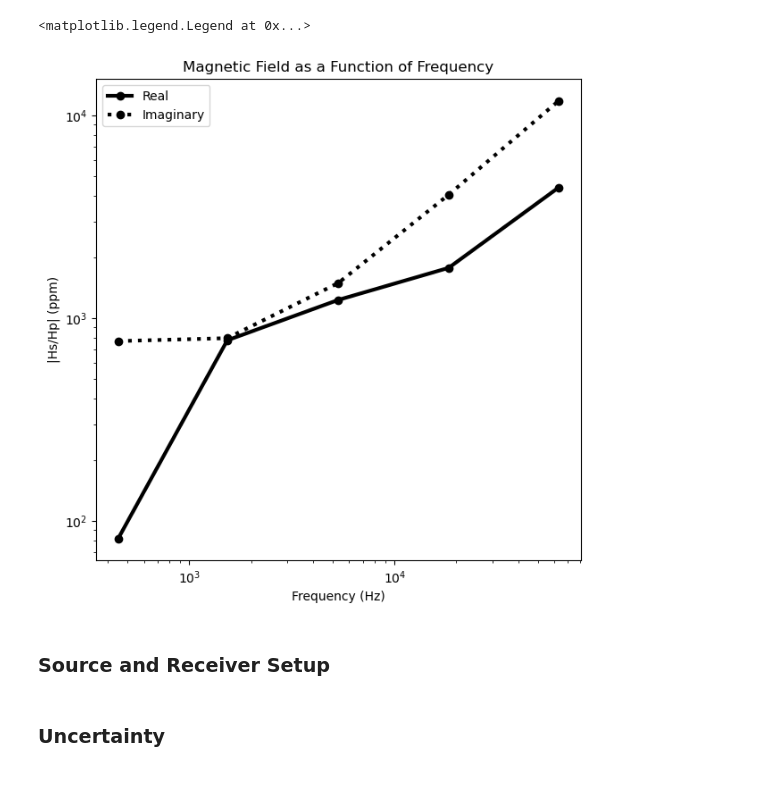
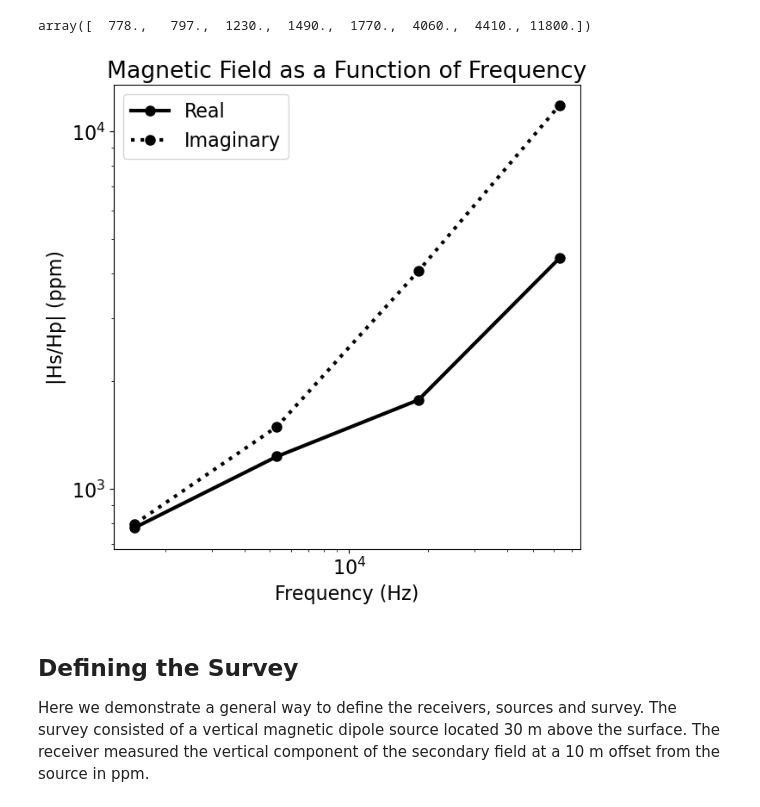
Before and after one commit to NathanSedmak/FDEM_Project_FC_2025, a Jupyter notebook: code/1D_inversion_test.ipynb, the cells around one changed output. Drawn from its saved outputs; the diff is of its cells as text; code cells hidden in the pictures.

Commit message:
Fixed the 1D inversion test and got an inversion result for one survey point

```diff
--- a/code/1D_inversion_test.ipynb
+++ b/code/1D_inversion_test.ipynb
@@ -7,5 +20,6 @@ Detailed commentary on each inversion step is available in ~/SimPEG_examples/plo
 # %%
-# Module imports
+import os
+import tarfile
 import numpy as np
 import matplotlib.pyplot as plt
 import pandas as pd
@@ -25,3 +39,7 @@ from simpeg import (
     inversion,
     utils,
 )
+
+plt.rcParams.update({"font.size": 16, "lines.linewidth": 2, "lines.markersize": 8})
+
+# sphinx_gallery_thumbnail_number = 2
@@ -30,25 +80,33 @@ from simpeg import (
 # %%
 # Data import
 df = pd.read_csv('../data/gem2_combined.csv')
 
 # Visualization of one point
 # Choses the first survey point
 dobs = np.empty(0)
-frequencies = [450, 1530, 5310, 18330, 63030]
+#frequencies = [450, 1530, 5310, 18330, 63030]
+frequencies = [1530, 5310, 18330, 63030]
 for i in range(len(frequencies)):
     dobs = np.append(dobs, df.loc[0][f'I_{frequencies[i]}Hz [ppm]'])
     dobs = np.append(dobs, df.loc[0][f'Q_{frequencies[i]}Hz [ppm]'])
 
+# Define receiver locations and observed data
 fig, ax = plt.subplots(1, 1, figsize=(7, 7))
 ax.loglog(frequencies, np.abs(dobs[0::2]), "k-o", lw=3)
 ax.loglog(frequencies, np.abs(dobs[1::2]), "k:o", lw=3)
 ax.set_xlabel("Frequency (Hz)")
 ax.set_ylabel("|Hs/Hp| (ppm)")
 ax.set_title("Magnetic Field as a Function of Frequency")
 ax.legend(["Real", "Imaginary"])
+dobs
 # %% [output]
-<matplotlib.legend.Legend at 0x...>
+array([  778.,   797.,  1230.,  1490.,  1770.,  4060.,  4410., 11800.])
-[figure, old version]
+[figure, new version]
-# %% [markdown]
-<h3> Source and Receiver Setup
+# %% [markdown]
+## Defining the Survey
+
+Here we demonstrate a general way to define the receivers, sources and survey.
+The survey consisted of a vertical magnetic dipole source located 30 m above the
+surface. The receiver measured the vertical component of the secondary field
+at a 10 m offset from the source in ppm.
 # %%
@@ -100,5 +151,3 @@ for freq in frequencies:
 
 # Survey
 survey = fdem.survey.Survey(source_list)
-# %% [markdown]
-<h3> Uncertainty
```
Also changed, not shown: parts of 27 cells of this notebook, 1 other file.
